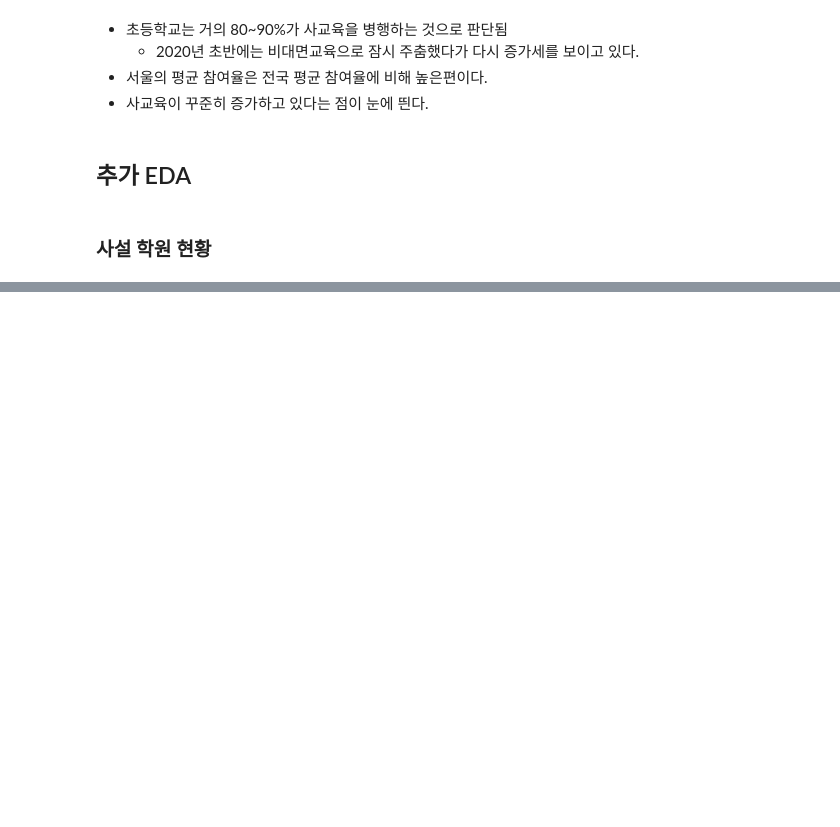
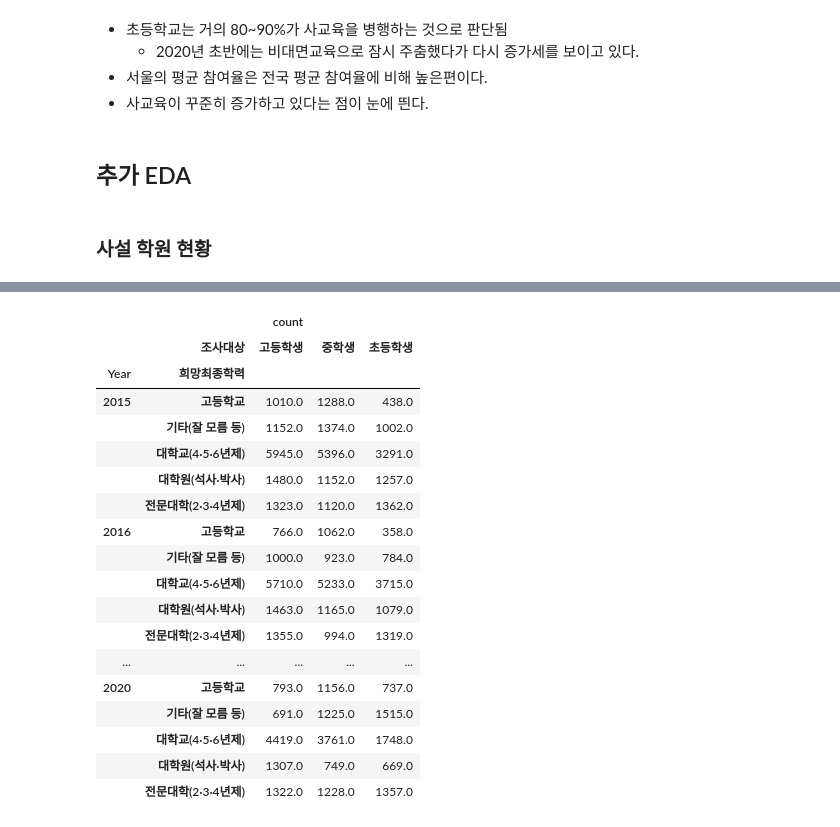
Before and after one commit to moonstar97/Structure, a Jupyter notebook: 가설1번_EDA.ipynb, the cells around one changed output, grey strips where cells are left out. Drawn from its saved outputs; the diff is of its cells as text; code cells hidden in the pictures; blank space fills up the shorter version.

```diff
--- a/가설1번_EDA.ipynb
+++ b/가설1번_EDA.ipynb
@@ -473,0 +606,8 @@ plt.show()
+# %%
+df_desiredlevel = pd.read_csv('dataset/희망_교육수준_20221021093035.csv',encoding='cp949')
+df_dream = pd.read_csv('dataset/희망_직업이_있는_학생_비율_20221021093225.csv', encoding='cp949')
+# %%
+df_desiredlevel= pd.melt(df_desiredlevel, id_vars=['희망최종학력','조사대상'], var_name ='Year', value_name='count')
+df_desiredlevel['Year'] = df_desiredlevel['Year'].astype(int)
+df_desiredlevel['count'] = df_desiredlevel['count'].apply(mapping).astype(float)
+df_desiredlevel.head()
@@ -473,0 +641,24 @@ plt.show()
+# %%
+df_desiredlevel = pd.pivot_table(df_desiredlevel,index=['Year','희망최종학력'],columns='조사대상')
+# %%
+df_desiredlevel
+# %% [output]
+|  |  | count |  |  |
+|  | 조사대상 | 고등학생 | 중학생 | 초등학생 |
+| Year | 희망최종학력 |  |  |  |
+| 2015 | 고등학교 | 1010.0 | 1288.0 | 438.0 |
+|  | 기타(잘 모름 등) | 1152.0 | 1374.0 | 1002.0 |
+|  | 대학교(4·5·6년제) | 5945.0 | 5396.0 | 3291.0 |
+|  | 대학원(석사·박사) | 1480.0 | 1152.0 | 1257.0 |
+|  | 전문대학(2·3·4년제) | 1323.0 | 1120.0 | 1362.0 |
+| 2016 | 고등학교 | 766.0 | 1062.0 | 358.0 |
+|  | 기타(잘 모름 등) | 1000.0 | 923.0 | 784.0 |
+|  | 대학교(4·5·6년제) | 5710.0 | 5233.0 | 3715.0 |
+|  | 대학원(석사·박사) | 1463.0 | 1165.0 | 1079.0 |
+|  | 전문대학(2·3·4년제) | 1355.0 | 994.0 | 1319.0 |
+| ... | ... | ... | ... | ... |
+| 2020 | 고등학교 | 793.0 | 1156.0 | 737.0 |
+|  | 기타(잘 모름 등) | 691.0 | 1225.0 | 1515.0 |
+|  | 대학교(4·5·6년제) | 4419.0 | 3761.0 | 1748.0 |
+|  | 대학원(석사·박사) | 1307.0 | 749.0 | 669.0 |
+|  | 전문대학(2·3·4년제) | 1322.0 | 1228.0 | 1357.0 |
```
Also changed, not shown: parts of 18 cells of this notebook, 6 other files.
